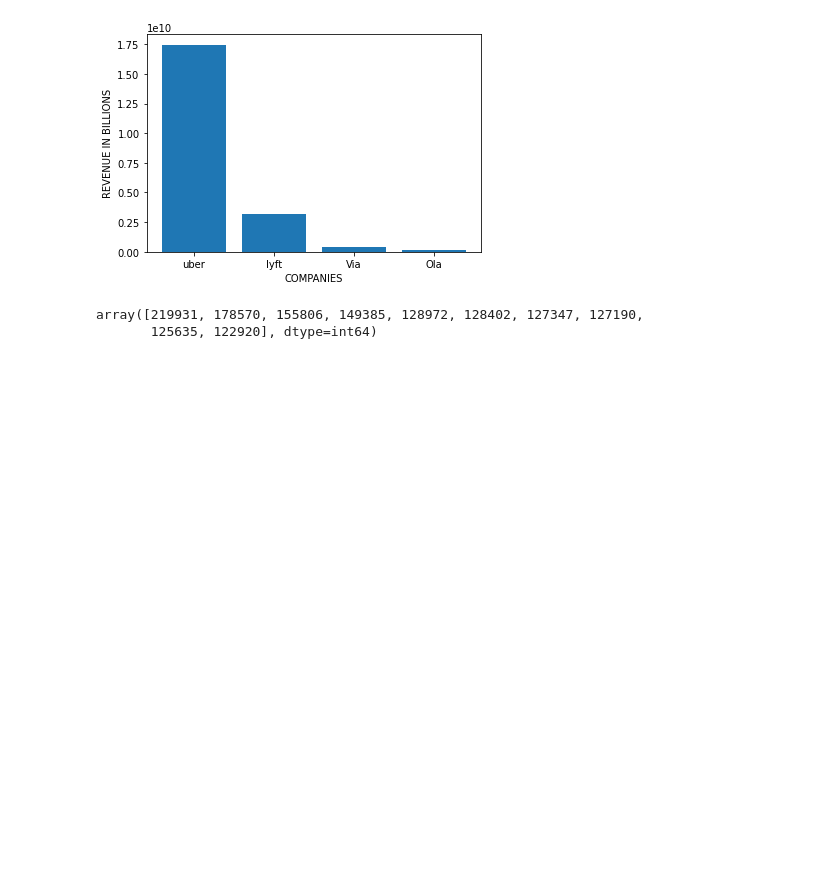
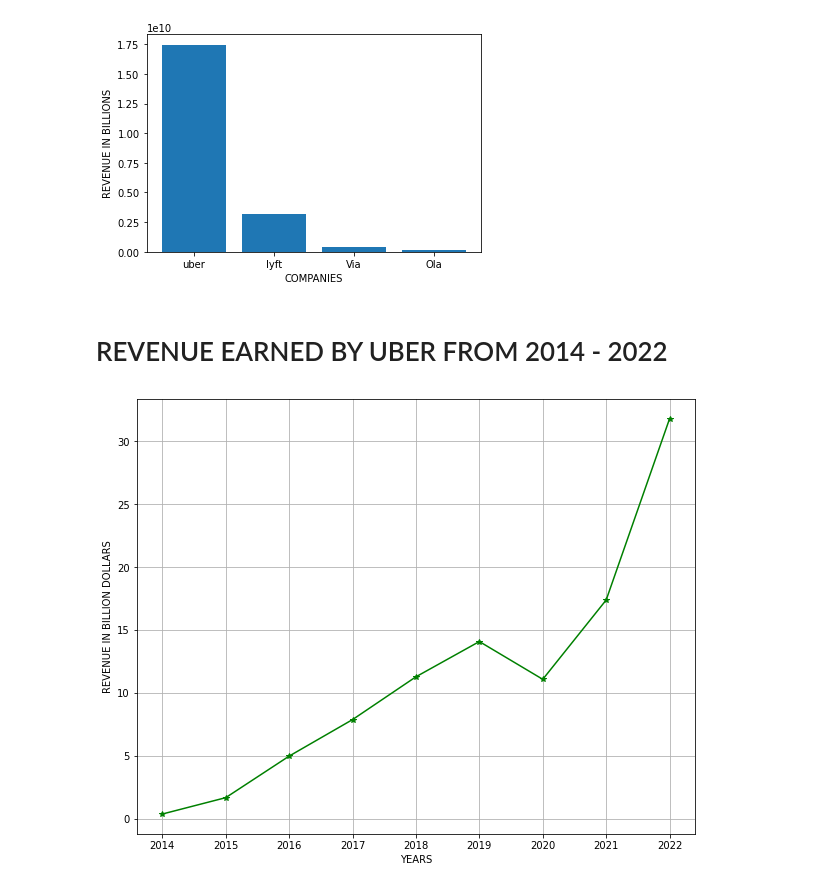
Before and after one commit to NAGSnag/DATA_ANALYSIS, a Jupyter notebook: NYC_RIDES_ANALYSIS.ipynb, the cells around one changed output. Drawn from its saved outputs; the diff is of its cells as text; code cells hidden in the pictures; blank space fills up the shorter version.

```diff
--- a/NYC_RIDES_ANALYSIS.ipynb
+++ b/NYC_RIDES_ANALYSIS.ipynb
@@ -553,8 +553,14 @@ plt.ylabel("REVENUE IN BILLIONS")
 plt.show()
 # %% [output]
 [figure]
-# %%
-data['PULocationID'].value_counts().values[:10]
-# %% [output]
-array([219931, 178570, 155806, 149385, 128972, 128402, 127347, 127190,
-       125635, 122920], dtype=int64)
+# %% [markdown]
+# REVENUE EARNED BY UBER FROM 2014 - 2022
+# %%
+plt.figure(figsize=(10,8))
+plt.plot(['2014','2015','2016','2017','2018','2019','2020','2021','2022'],[0.4,1.7,5,7.9,11.3,14.1,11.1,17.4,31.8],marker="*",color='green')
+plt.xlabel("YEARS")
+plt.ylabel("REVENUE IN BILLION DOLLARS")
+plt.grid(True)
+plt.show()
+# %% [output]
+[figure, added]
```
Also changed, not shown: parts of 1 cell of this notebook.
